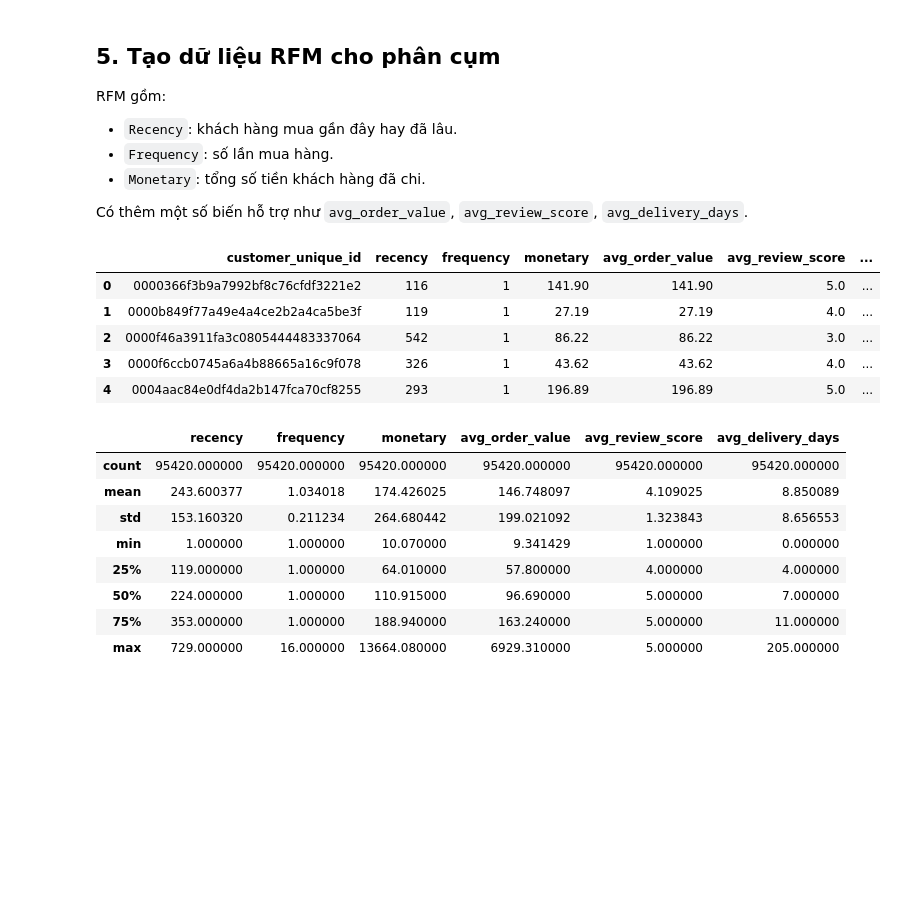
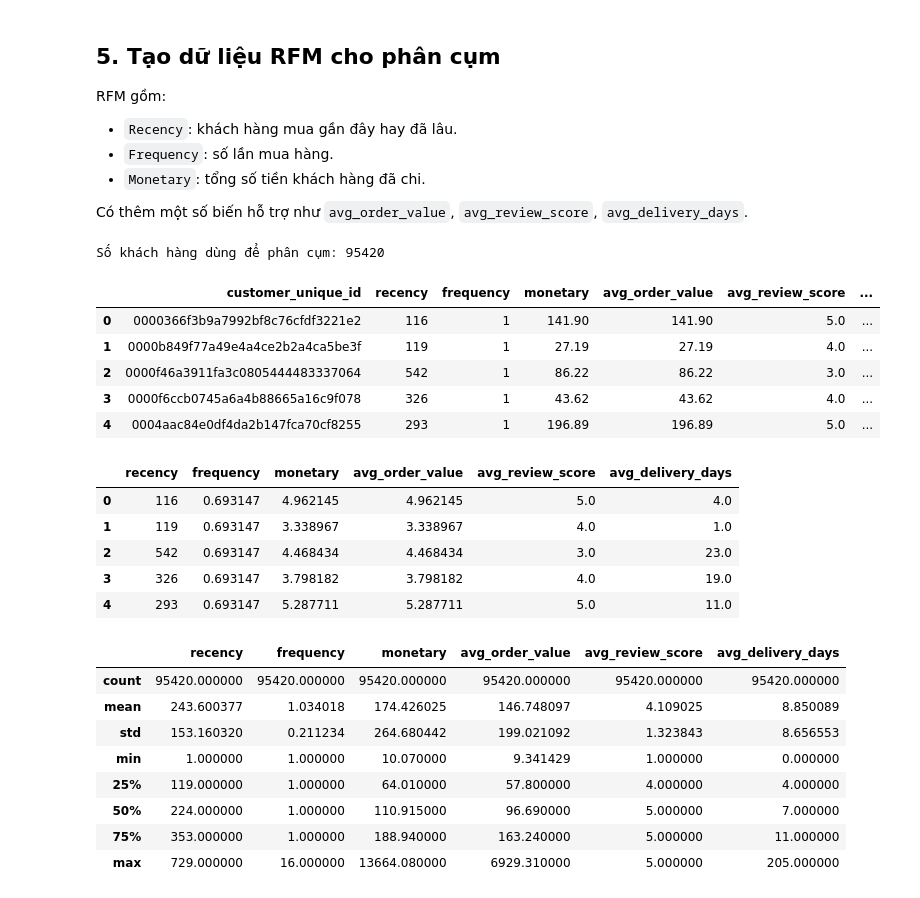
Before and after one commit to DaoGiaPhuc/final-data-mining-project, a Jupyter notebook: notebooks/03_iceberg_cube_clustering.ipynb, the cells around one changed output. Cells and saved outputs as stored; diff of their text form; code cells hidden in the pictures; blank space fills up the shorter version.

```diff
--- a/notebooks/03_iceberg_cube_clustering.ipynb
+++ b/notebooks/03_iceberg_cube_clustering.ipynb
@@ -358,14 +381,51 @@ def build_customer_rfm(df: pd.DataFrame) -> pd.DataFrame:
 
 
 customer_rfm = build_customer_rfm(df)
+print(f"Số khách hàng dùng để phân cụm: {len(customer_rfm)}")
 customer_rfm.head()
 # %% [output]
+Số khách hàng dùng để phân cụm: 95420
 |  | customer_unique_id | recency | frequency | monetary | avg_order_value | avg_review_score | ... |
 | 0 | 0000366f3b9a7992bf8c76cfdf3221e2 | 116 | 1 | 141.90 | 141.90 | 5.0 | ... |
 | 1 | 0000b849f77a49e4a4ce2b2a4ca5be3f | 119 | 1 | 27.19 | 27.19 | 4.0 | ... |
 | 2 | 0000f46a3911fa3c0805444483337064 | 542 | 1 | 86.22 | 86.22 | 3.0 | ... |
 | 3 | 0000f6ccb0745a6a4b88665a16c9f078 | 326 | 1 | 43.62 | 43.62 | 4.0 | ... |
 | 4 | 0004aac84e0df4da2b147fca70cf8255 | 293 | 1 | 196.89 | 196.89 | 5.0 | ... |
+# %%
+def prepare_clustering_matrix(
+    customer_rfm: pd.DataFrame,
+    features: list[str]
+) -> tuple[np.ndarray, pd.DataFrame, StandardScaler]:
+    """Chuẩn bị dữ liệu cho K-Means."""
+    X = customer_rfm[features].copy()
+    X = X.fillna(X.median(numeric_only=True))
+
+    # Giảm lệch cho các biến RFM
+    skewed_columns = ["frequency", "monetary", "avg_order_value"]
+
+    for col in skewed_columns:
+        if col in X.columns:
+            X[col] = np.log1p(X[col])
+
+    scaler = StandardScaler()
+    X_scaled = scaler.fit_transform(X)
+
+    return X_scaled, X, scaler
+
+
+X_scaled, X_model, scaler = prepare_clustering_matrix(
+    customer_rfm,
+    CLUSTER_FEATURES
+)
+
+X_model.head()
+# %% [output]
+|  | recency | frequency | monetary | avg_order_value | avg_review_score | avg_delivery_days |
+| 0 | 116 | 0.693147 | 4.962145 | 4.962145 | 5.0 | 4.0 |
+| 1 | 119 | 0.693147 | 3.338967 | 3.338967 | 4.0 | 1.0 |
+| 2 | 542 | 0.693147 | 4.468434 | 4.468434 | 3.0 | 23.0 |
+| 3 | 326 | 0.693147 | 3.798182 | 3.798182 | 4.0 | 19.0 |
+| 4 | 293 | 0.693147 | 5.287711 | 5.287711 | 5.0 | 11.0 |
 # %%
 customer_rfm[CLUSTER_FEATURES].describe()
 # %% [output]
```
Also changed, not shown: parts of 11 cells of this notebook, 3 other files.
